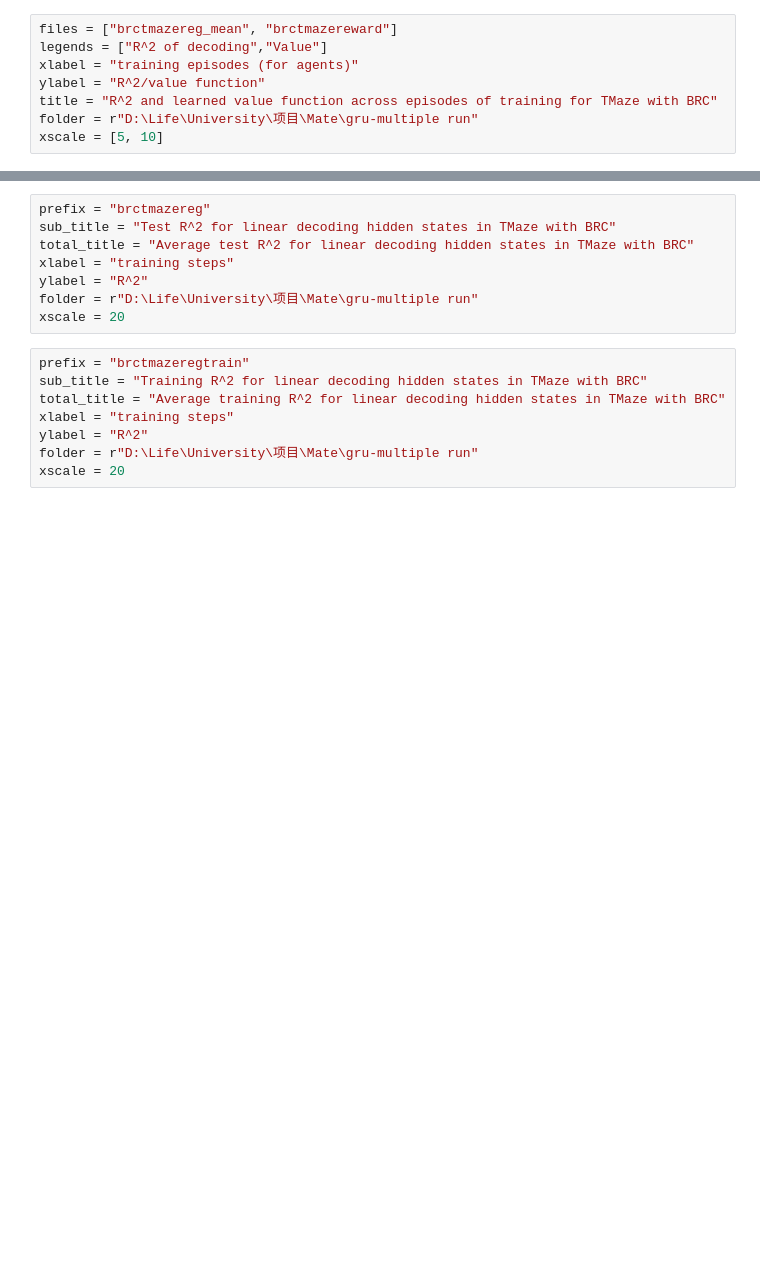
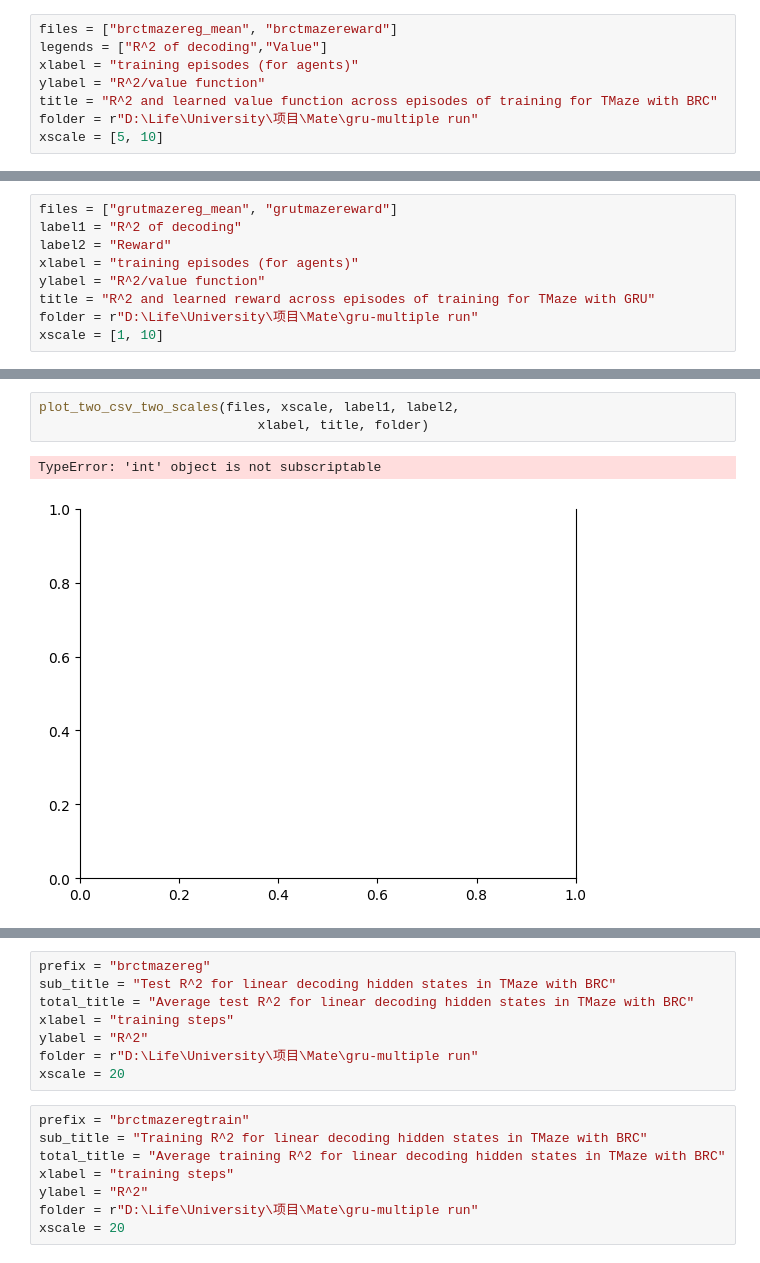
Before and after one commit to Jc2404/Value-RNN, a Jupyter notebook: plotter.ipynb, the cells around one changed output, grey strips where cells are left out. Saved outputs shown, nothing was run; the diff lists cells and outputs as text; blank space fills up the shorter version.

```diff
--- a/plotter.ipynb
+++ b/plotter.ipynb
@@ -121,0 +402,9 @@ xscale = [5, 10]
+# %%
+files = ["grutmazereg_mean", "grutmazereward"]
+label1 = "R^2 of decoding"
+label2 = "Reward"
+xlabel = "training episodes (for agents)"
+ylabel = "R^2/value function"
+title = "R^2 and learned reward across episodes of training for TMaze with GRU"
+folder = r"D:\Life\University\项目\Mate\gru-multiple run"
+xscale = [1, 10]
@@ -122,3 +419,9 @@ xscale = [5, 10]
+# %%
+plot_two_csv_two_scales(files, xscale, label1, label2,
+                            xlabel, title, folder)
+# %% [output]
+TypeError: 'int' object is not subscriptable
+[figure, added]
 # %%
 plot_multiple_csv(files, legends, xscale, xlabel, ylabel, title, folder)
 # %% [output]
```
Also changed, not shown: parts of 20 cells of this notebook, 4 other files.
